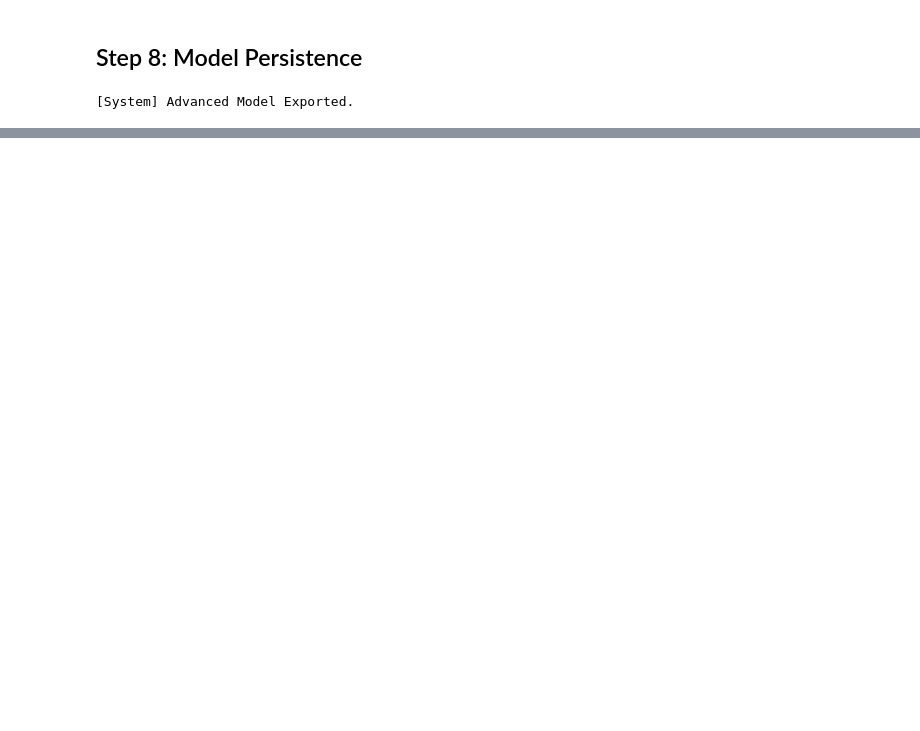
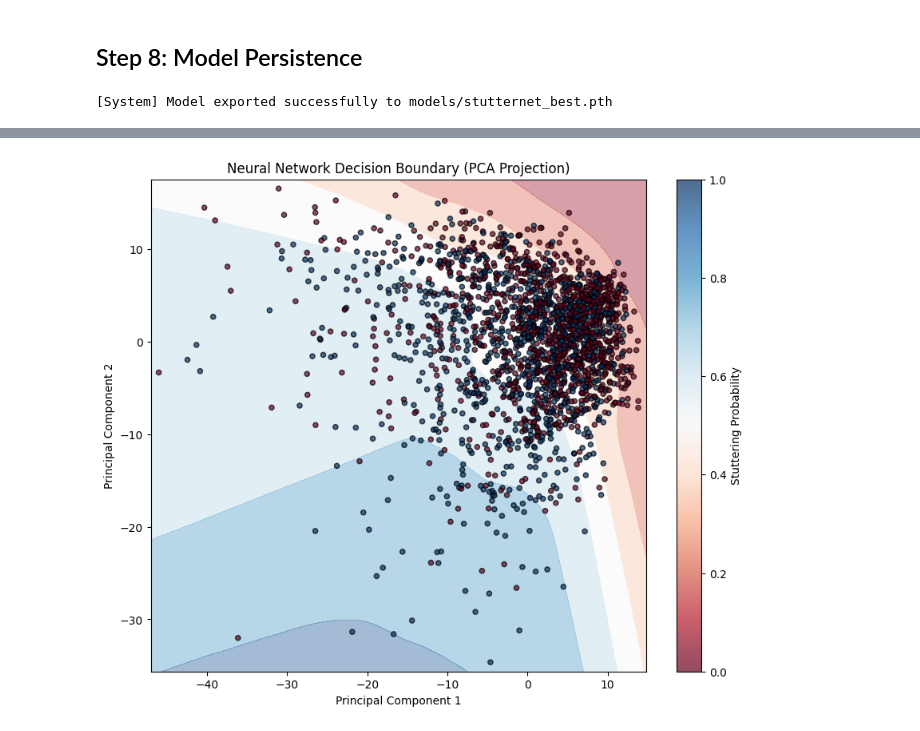
Before and after one commit to Photon-139/Stuttering-Detection-Term-Project, a Jupyter notebook: Neural_Network_Deep_Dive.ipynb, the cells around one changed output, grey strips where cells are left out. Drawn from its saved outputs; the diff is of its cells as text; code cells hidden in the pictures; blank space fills up the shorter version.

```diff
--- a/Neural_Network_Deep_Dive.ipynb
+++ b/Neural_Network_Deep_Dive.ipynb
@@ -81,0 +86,16 @@ Feature Dim: 768
+# %%
+# --- Baseline: Shallow Neural Network ---
+print("--- Training Shallow NN Baseline ---")
+shallow_nn = ShallowNeuralNetwork("Shallow_NN_Baseline", input_size=X_train_final.shape[1])
+shallow_nn.train(X_train_final, y_train_bal, epochs=20, lr=0.001)
+
+print("\n--- Evaluation: Shallow NN ---")
+shallow_nn.evaluate(X_test_final, y_test)
+
+# --- Baseline: Deep Neural Network ---
+print("--- Training Deep NN Baseline ---")
+deep_nn = DeepNeuralNetwork("Deep_NN_Baseline", input_size=X_train_final.shape[1])
+deep_nn.train(X_train_final, y_train_bal, epochs=30, lr=0.001)
+
+print("\n--- Evaluation: Deep NN ---")
+deep_nn.evaluate(X_test_final, y_test)
@@ -175,7 +330,51 @@ plt.show()
 # %% [markdown]
 ## Step 8: Model Persistence
 # %%
-torch.save(model.state_dict(), "models/advanced_mlp_stutternet.pth")
-print("[System] Advanced Model Exported.")
+import os
+os.makedirs("models", exist_ok=True)
+torch.save(advanced_model.state_dict(), "models/stutternet_best.pth")
+print("[System] Model exported successfully to models/stutternet_best.pth")
 # %% [output]
-[System] Advanced Model Exported.
+[System] Model exported successfully to models/stutternet_best.pth
+# %%
+from sklearn.decomposition import PCA
+import numpy as np
+
+# 1. Dimensionality Reduction to 2D
+pca = PCA(n_components=2)
+X_train_pca = pca.fit_transform(X_train_final)
+X_test_pca = pca.transform(X_test_final)
+
+# 2. Train a 2D Proxy Model
+proxy_config = config.copy()
+proxy_config["num_features"] = 2
+proxy_model = AdvancedStutterNet(proxy_config)
+train_stutternet(proxy_model, X_train_pca, y_train_bal, X_test_pca, y_test, proxy_config)
+
+# 3. Create Meshgrid (Optimized step size)
+h = .2
+x_min, x_max = X_test_pca[:, 0].min() - 1, X_test_pca[:, 0].max() + 1
+y_min, y_max = X_test_pca[:, 1].min() - 1, X_test_pca[:, 1].max() + 1
+xx, yy = np.meshgrid(np.arange(x_min, x_max, h), np.arange(y_min, y_max, h))
+
+# 4. Predict across the Mesh (Batch-wise to save memory)
+proxy_model.eval()
+grid_flat = np.c_[xx.ravel(), yy.ravel()]
+Z_list = []
+batch_size = 100000
+with torch.no_grad():
+    for i in range(0, len(grid_flat), batch_size):
+        batch = torch.FloatTensor(grid_flat[i:i+batch_size])
+        Z_list.append(torch.sigmoid(proxy_model(batch)).numpy())
+Z = np.vstack(Z_list).reshape(xx.shape)
+
+# 5. Visualize
+plt.figure(figsize=(10, 8))
+plt.contourf(xx, yy, Z, alpha=0.4, cmap="RdBu")
+plt.scatter(X_test_pca[:, 0], X_test_pca[:, 1], c=y_test, edgecolor="k", s=20, cmap="RdBu", alpha=0.7)
+plt.title("Neural Network Decision Boundary (PCA Projection)")
+plt.xlabel("Principal Component 1")
+plt.ylabel("Principal Component 2")
+plt.colorbar(label="Stuttering Probability")
+plt.show()
+# %% [output]
@@ -181,0 +388 @@ print("[System] Advanced Model Exported.")
+[figure, added]
```
Also changed, not shown: parts of 9 cells of this notebook, 14 other files.
